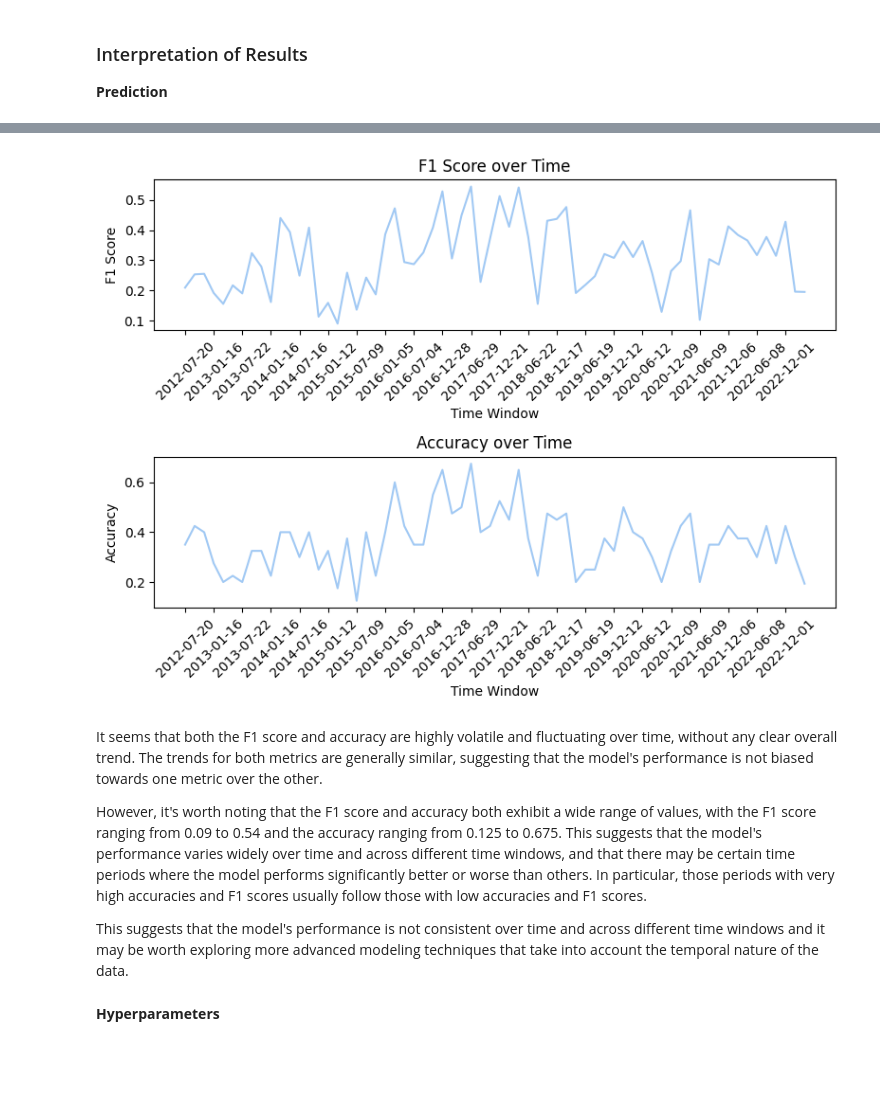
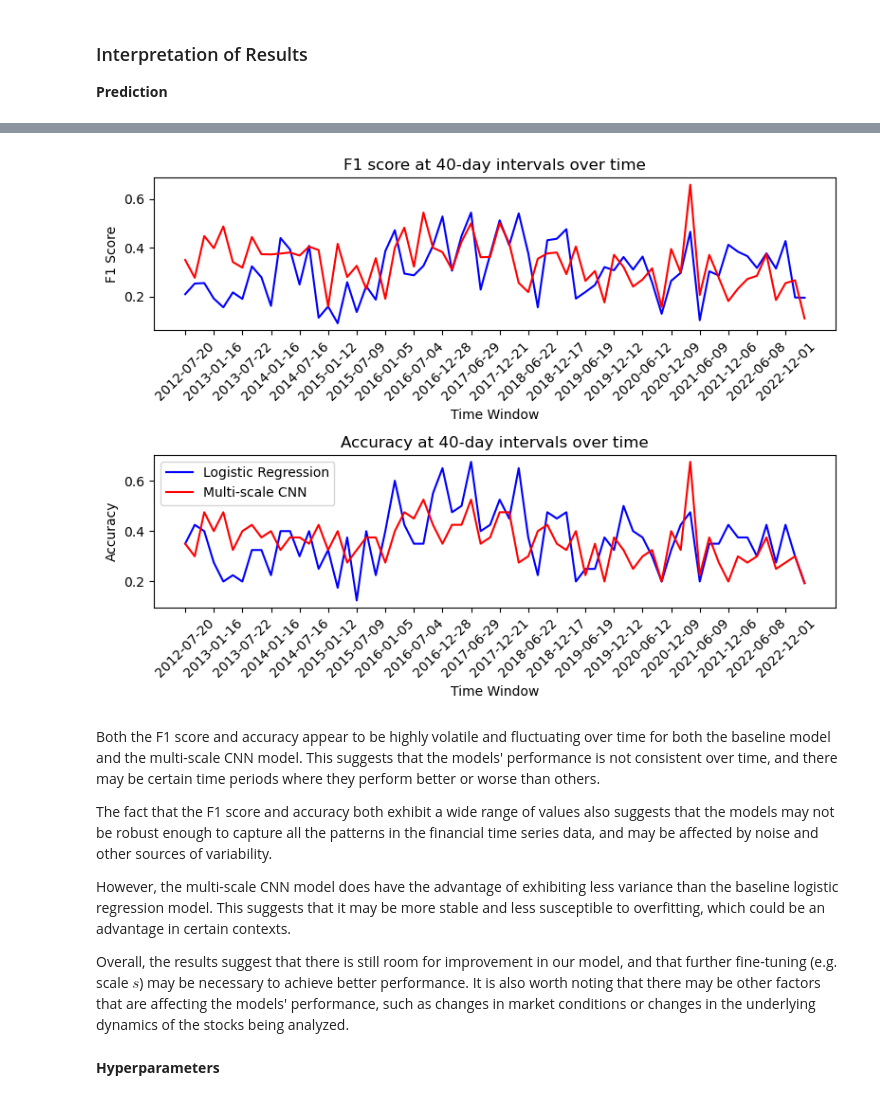
Before and after one commit to yangshengaa/multiscale_cnn_stp, a Jupyter notebook: notebook/MS4.ipynb, the cells around one changed output, grey strips where cells are left out. Drawn from its saved outputs; the diff is of its cells as text; code cells hidden in the pictures; blank space fills up the shorter version.

Commit message:
modified MS4 and added new figure

```diff
--- a/notebook/MS4.ipynb
+++ b/notebook/MS4.ipynb
@@ -340,55 +692,37 @@ Accuracy for the whole predictions is: 0.37
-# %%
-# Initialize empty lists to store the F1 score and accuracy for each time window
-f1_scores = []
-accuracies = []
-x_ticks = []
-
-# Loop over the data in 40-day windows
-for i in range(0, len(predictions), 40):
-    # Get the data for the current 40-day window
-    window_data = predictions.iloc[i:i+40]
-
-    # Compute the F1 score and accuracy for the current window
-    f1 = f1_score(window_data['true'], window_data['prediction'], average='weighted')
-    accuracy = accuracy_score(window_data['true'], window_data['prediction'])
-
-    # Append the results to the lists
-    f1_scores.append(f1)
-    accuracies.append(accuracy)
-
-    # Get the end date for the current window
-    end_date = window_data.iloc[-1]['date']
-    x_ticks.append(str(end_date))
-
-# Create a new DataFrame to store the results
-results = pd.DataFrame({'F1 score': f1_scores, 'Accuracy': accuracies})
-
-# Plot the F1 score and accuracy as line graphs
-fig, axs = plt.subplots(2, figsize=(8, 6))
-# results.plot(y='F1 score', kind='line', ax=axs[0], xlabel='Time Window', ylabel='F1 Score', title='F1 Score over Time')
-axs[0].plot(x_ticks, results['F1 score'])
-axs[0].set_xlabel("Time Window")
-axs[0].set_ylabel("F1 Score")
-axs[0].set_title("F1 Score over Time")
-axs[0].set_xticks(x_ticks[::3])
-axs[0].set_xticklabels(x_ticks[::3], rotation=45)
-# results.plot(y='Accuracy', kind='line', ax=axs[1], xlabel='Time Window', ylabel='Accuracy', title='Accuracy over Time')
-axs[1].plot(x_ticks, results['Accuracy'])
-axs[1].set_xlabel("Time Window")
-axs[1].set_ylabel("Accuracy")
-axs[1].set_title("Accuracy over Time")
-axs[1].set_xticks(x_ticks[::3])
-axs[1].set_xticklabels(x_ticks[::3], rotation=45)
-plt.tight_layout()
-plt.show()
-# %% [output]
-[figure, removed]
+# %%
+# Plot the F1 score and accuracy as line graphs
+fig, axs = plt.subplots(2, figsize=(8, 6))
+# results.plot(y='F1 score', kind='line', ax=axs[0], xlabel='Time Window', ylabel='F1 Score', title='F1 Score over Time')
+axs[0].plot(x_ticks, mlr_f1_scores, c='b', label="Logistic Regression")
+axs[0].plot(x_ticks, cnn_f1_scores, c='r', label="Multi-scale CNN")
+axs[0].set_xlabel("Time Window")
+axs[0].set_ylabel("F1 Score")
+axs[0].set_title("F1 score at 40-day intervals over time")
+axs[0].set_xticks(x_ticks[::3])
+axs[0].set_xticklabels(x_ticks[::3], rotation=45)
+
+# results.plot(y='Accuracy', kind='line', ax=axs[1], xlabel='Time Window', ylabel='Accuracy', title='Accuracy over Time')
+axs[1].plot(x_ticks, mlr_accuracies, c='b', label="Logistic Regression")
+axs[1].plot(x_ticks, cnn_accuracies, c='r', label="Multi-scale CNN")
+axs[1].set_xlabel("Time Window")
+axs[1].set_ylabel("Accuracy")
+axs[1].set_title("Accuracy at 40-day intervals over time")
+axs[1].set_xticks(x_ticks[::3])
+axs[1].set_xticklabels(x_ticks[::3], rotation=45)
+
+plt.legend()
+plt.tight_layout()
+plt.show()
+# %% [output]
+[figure, added]
 # %% [markdown]
-It seems that both the F1 score and accuracy are highly volatile and fluctuating over time, without any clear overall trend. The trends for both metrics are generally similar, suggesting that the model's performance is not biased towards one metric over the other.
+Both the F1 score and accuracy appear to be highly volatile and fluctuating over time for both the baseline model and the multi-scale CNN model. This suggests that the models' performance is not consistent over time, and there may be certain time periods where they perform better or worse than others.
 
-However, it's worth noting that the F1 score and accuracy both exhibit a wide range of values, with the F1 score ranging from 0.09 to 0.54 and the accuracy ranging from 0.125 to 0.675. This suggests that the model's performance varies widely over time and across different time windows, and that there may be certain time periods where the model performs significantly better or worse than others. In particular, those periods with very high accuracies and F1 scores usually follow those with low accuracies and F1 scores.
+The fact that the F1 score and accuracy both exhibit a wide range of values also suggests that the models may not be robust enough to capture all the patterns in the financial time series data, and may be affected by noise and other sources of variability.
 
-This suggests that the model's performance is not consistent over time and across different time windows and it may be worth exploring more advanced modeling techniques that take into account the temporal nature of the data.
+However, the multi-scale CNN model does have the advantage of exhibiting less variance than the baseline logistic regression model. This suggests that it may be more stable and less susceptible to overfitting, which could be an advantage in certain contexts.
+
+Overall, the results suggest that there is still room for improvement in our model, and that further fine-tuning (e.g. scale $s$) may be necessary to achieve better performance. It is also worth noting that there may be other factors that are affecting the models' performance, such as changes in market conditions or changes in the underlying dynamics of the stocks being analyzed.
 # %% [markdown]
 **Hyperparameters**
 # %%
```
Also changed, not shown: parts of 21 cells of this notebook, 1 other file.
